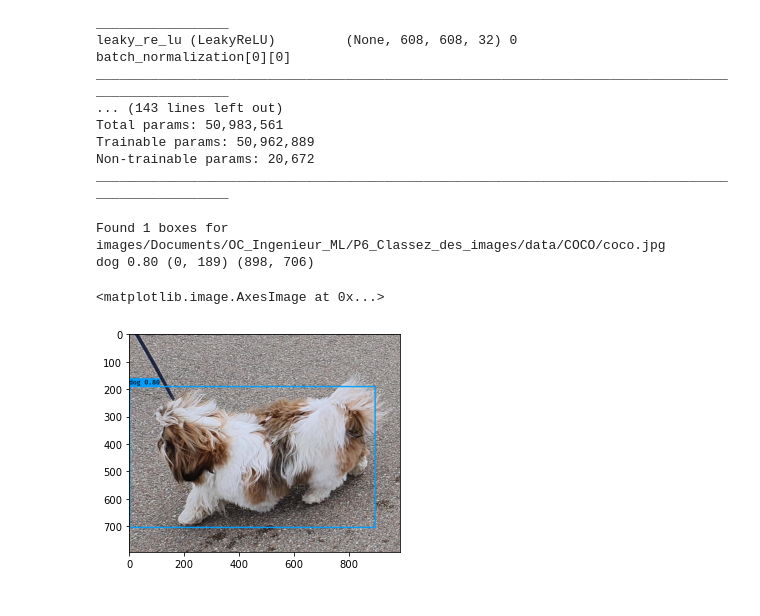
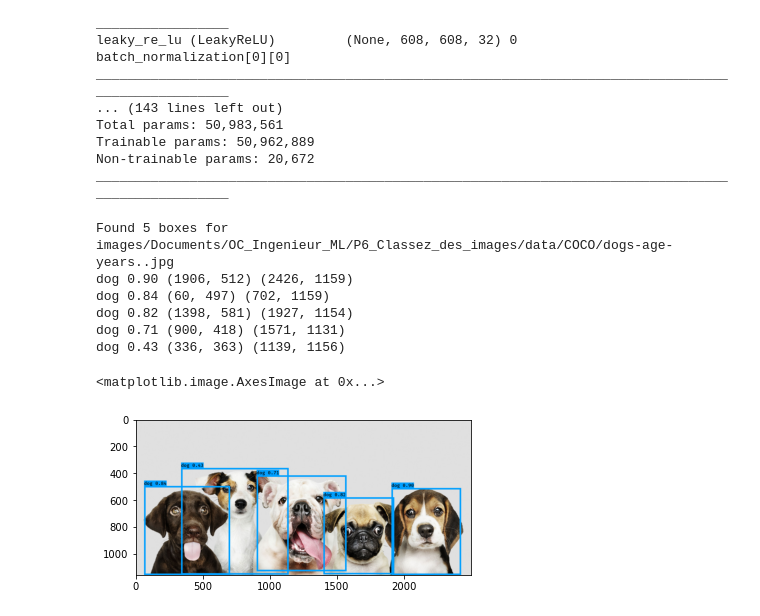
Before and after one commit to fedecabre/P6_Classez_des_images, a Jupyter notebook: notebooks/P6_02_modèle.ipynb, the cells around one changed output. Cells and saved outputs as stored; diff of their text form; code cells hidden in the pictures.

```diff
--- a/notebooks/P6_02_modèle.ipynb
+++ b/notebooks/P6_02_modèle.ipynb
@@ -422,16 +424,20 @@ def predict(image_file):
 # %%
 import cv2
 
-image_path = project_path+'data/COCO/coco.jpg'
+image_path = project_path+'data/COCO/dogs-age-years..jpg'
 
 out_scores, out_boxes, out_classes, image, image_data = predict(image_path)
 
 plt.imshow(np.array(image))
 # %% [output]
-Found 1 boxes for images/Documents/OC_Ingenieur_ML/P6_Classez_des_images/data/COCO/coco.jpg
-dog 0.80 (0, 189) (898, 706)
+Found 5 boxes for images/Documents/OC_Ingenieur_ML/P6_Classez_des_images/data/COCO/dogs-age-years..jpg
+dog 0.90 (1906, 512) (2426, 1159)
+dog 0.84 (60, 497) (702, 1159)
+dog 0.82 (1398, 581) (1927, 1154)
+dog 0.71 (900, 418) (1571, 1131)
+dog 0.43 (336, 363) (1139, 1156)
 <matplotlib.image.AxesImage at 0x...>
-[figure, old version]
+[figure, new version]
 # %%
 from keras.applications.vgg16 import preprocess_input
 
```
Also changed, not shown: parts of 3 cells of this notebook, 2 other files.
